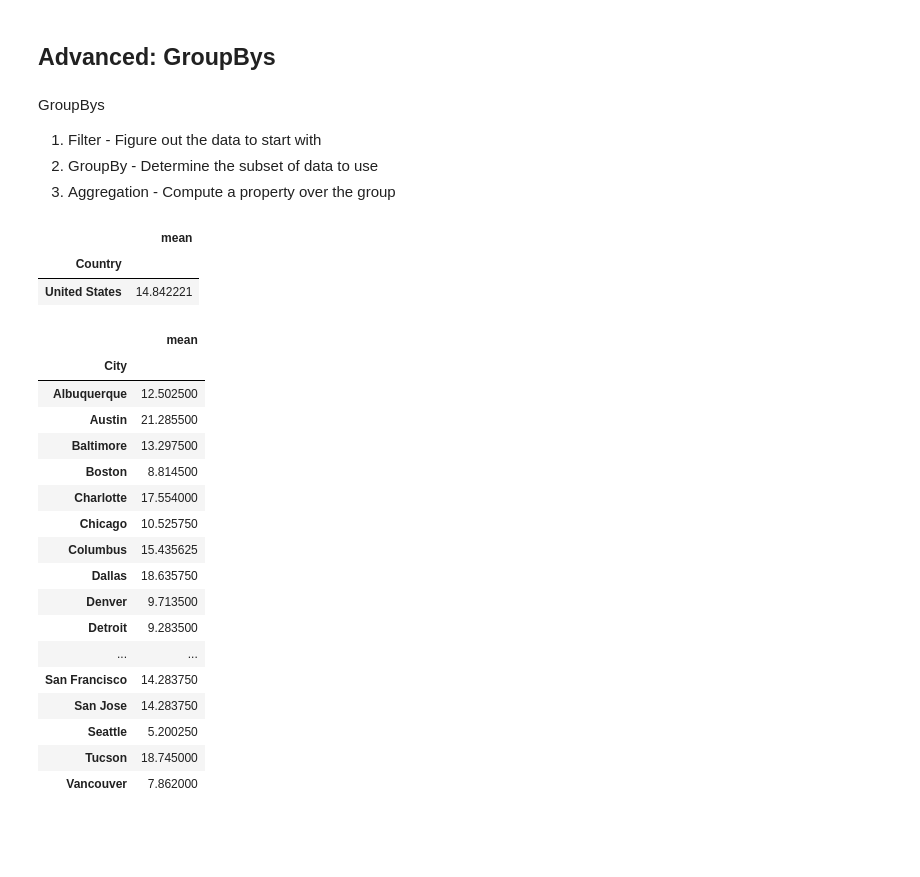
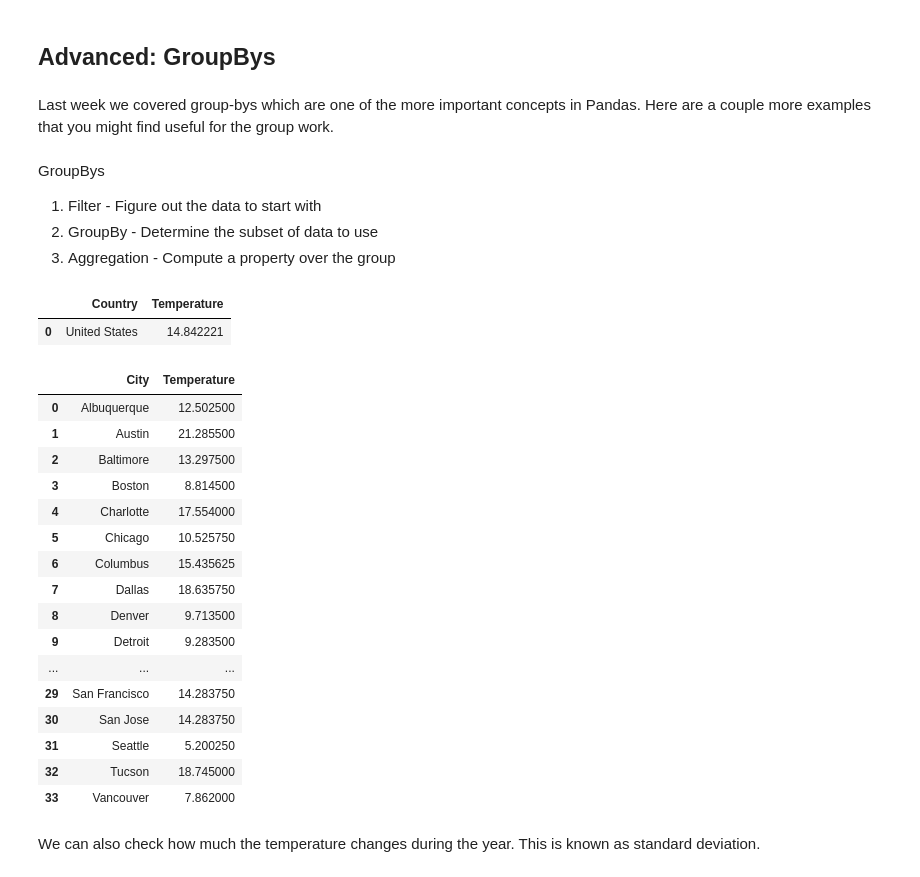
Before and after one commit to srush/BT-AI, a Jupyter notebook: notebooks/module3.notebook.ipynb, the cells around one changed output. Drawn from its saved outputs; the diff is of its cells as text; code cells hidden in the pictures; blank space fills up the shorter version.

```diff
--- a/notebooks/module3.notebook.ipynb
+++ b/notebooks/module3.notebook.ipynb
@@ -17,0 +33,6 @@ import altair as alt
+# %%
+path = "https://srush.github.io/BT-AI/notebooks/Temperatures.csv"
+df = pd.read_csv(path,
+                 index_col=0,
+                 parse_dates=["Date"])
+df
@@ -129,0 +381,5 @@ df
+# %%
+df = pd.read_csv(path,
+                 index_col=0,
+                 parse_dates=["Date"])
+df
@@ -179,8 +448,8 @@ Name: dt, Length: 76224, dtype: int64
 # %% [markdown]
 Let's convert these into columns
 # %%
-df["Month"] = df["dt"].dt.month
-df["Year"] = df["dt"].dt.year
+df["Month"] = df["Date"].dt.month
+df["Year"] = df["Date"].dt.year
 # %% [markdown]
 Now these are columns in the table.
 # %%
@@ -351,5 +560,9 @@ chart
 # %% [markdown]
 ## Advanced: GroupBys
+# %% [markdown]
+Last week we covered group-bys which are one of the more important
+concepts in Pandas. Here are a couple more examples that you might find
+useful for the group work.
 # %% [markdown]
 GroupBys
 
@@ -366,34 +579,35 @@ grouped = df.loc[filter].groupby(["Country"])
 # %%
 # 3) Aggregated
-temperature = grouped["AverageTemperature"].agg(['mean'])
+temperature = grouped["Temperature"].mean()
 temperature
 # %% [output]
-|  | mean |
-| Country |  |
-| United States | 14.842221 |
+|  | Country | Temperature |
+| 0 | United States | 14.842221 |
 # %%
 # 2) Group By
-grouped = df[filter].groupby(["City"])
+grouped = df[filter].groupby(["City"], as_index=False)
 # %%
 # 3) Aggregated
-temperature = grouped["AverageTemperature"].agg(['mean'])
+temperature = grouped["Temperature"].mean()
 temperature
 # %% [output]
-|  | mean |
-| City |  |
-| Albuquerque | 12.502500 |
-| Austin | 21.285500 |
-| Baltimore | 13.297500 |
-| Boston | 8.814500 |
-| Charlotte | 17.554000 |
-| Chicago | 10.525750 |
-| Columbus | 15.435625 |
-| Dallas | 18.635750 |
-| Denver | 9.713500 |
-| Detroit | 9.283500 |
-| ... | ... |
-| San Francisco | 14.283750 |
-| San Jose | 14.283750 |
-| Seattle | 5.200250 |
-| Tucson | 18.745000 |
-| Vancouver | 7.862000 |
+|  | City | Temperature |
+| 0 | Albuquerque | 12.502500 |
+| 1 | Austin | 21.285500 |
+| 2 | Baltimore | 13.297500 |
+| 3 | Boston | 8.814500 |
+| 4 | Charlotte | 17.554000 |
+| 5 | Chicago | 10.525750 |
+| 6 | Columbus | 15.435625 |
+| 7 | Dallas | 18.635750 |
+| 8 | Denver | 9.713500 |
+| 9 | Detroit | 9.283500 |
+| ... | ... | ... |
+| 29 | San Francisco | 14.283750 |
+| 30 | San Jose | 14.283750 |
+| 31 | Seattle | 5.200250 |
+| 32 | Tucson | 18.745000 |
+| 33 | Vancouver | 7.862000 |
+# %% [markdown]
+We can also check how much the temperature changes during the year.
+This is known as standard deviation.
```
Also changed, not shown: parts of 158 cells of this notebook, 1 other file.
